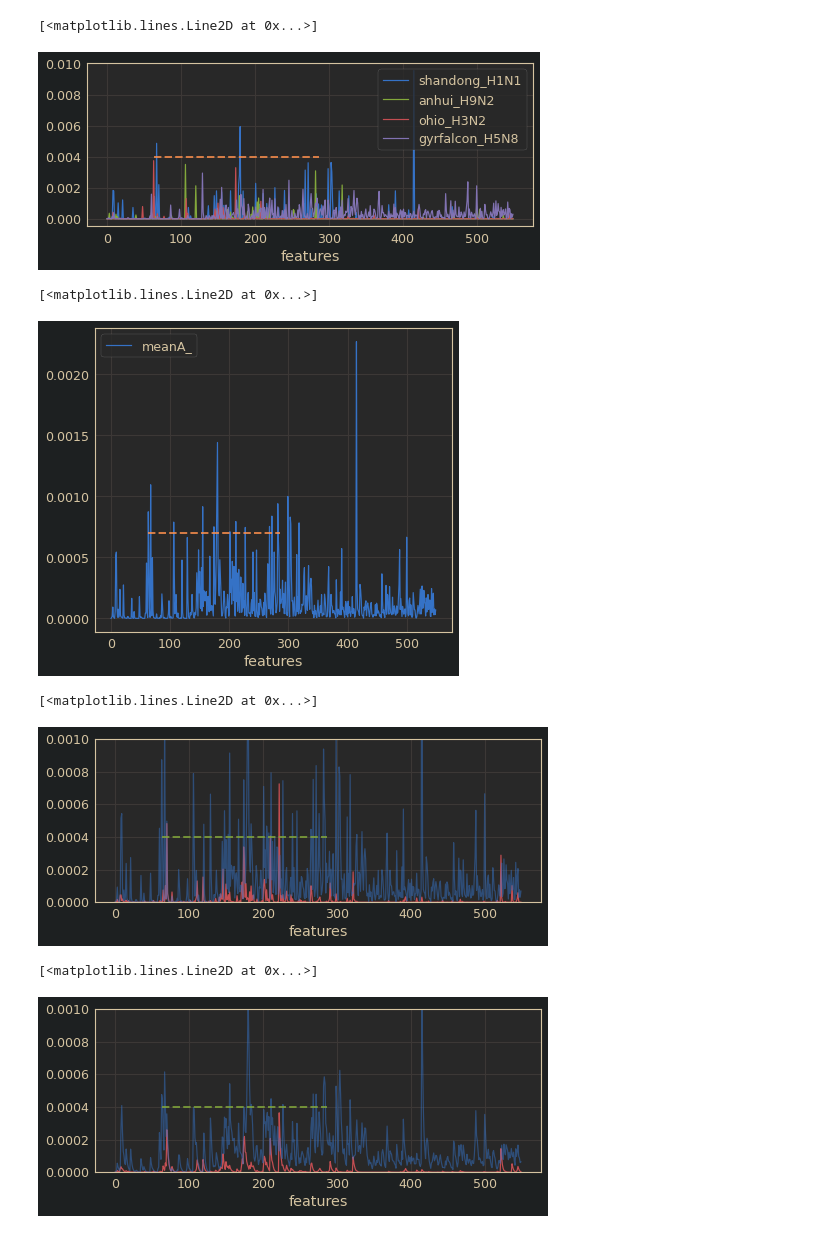
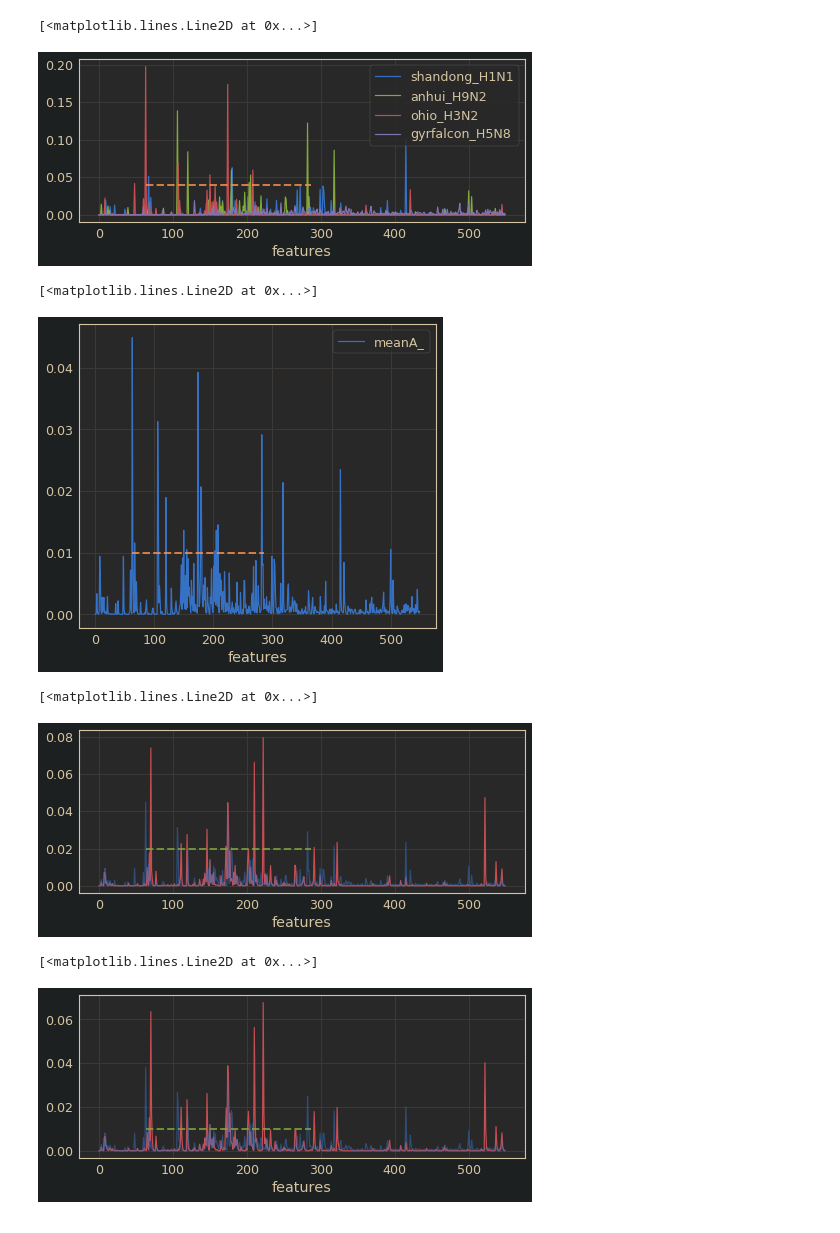
Before and after one commit to zeroknowledgediscovery/emergenet, a Jupyter notebook: extras/ntb/RBD_shap_figures.ipynb, the cells around one changed output. Saved outputs shown, nothing was run; the diff lists cells and outputs as text; code cells hidden in the pictures.

```diff
--- a/extras/ntb/RBD_shap_figures.ipynb
+++ b/extras/ntb/RBD_shap_figures.ipynb
@@ -15,8 +15,9 @@ df2=pd.read_csv('./south_h1n1_ha_SHAP.csv',index_col=0).sort_index().rename(colu
 df3=pd.read_csv('./north_h3n2_ha_SHAP.csv',index_col=0).sort_index().rename(columns={'shpc':'h3n2_north'})
 df4=pd.read_csv('./south_h3n2_ha_SHAP.csv',index_col=0).sort_index().rename(columns={'shpc':'h3n2_south'})
 df=df1.join(df2,lsuffix='north',rsuffix='south').join(df3,rsuffix='northh3n2').join(df4,rsuffix='southh3n2')
+df=df/df.sum()
 df.plot(ax=ax,logy=False)
 
-plt.plot([63,286],[.001,0.001],'--y',lw=2,alpha=.8)
+plt.plot([63,286],[.05,0.05],'--y',lw=2,alpha=.8)
 # %% [output]
 [<matplotlib.lines.Line2D at 0x...>]
@@ -38,38 +39,39 @@ df2=pd.read_csv('./A:Anhui-Lujiang:39:2018_ha_SHAP.csv',index_col=0).sort_index(
 df3=pd.read_csv('./A:Ohio:13:2017_ha_SHAP.csv',index_col=0).sort_index().rename(columns={'shpc':'ohio_H3N2'})
 df4=pd.read_csv('./A:gyrfalcon:Washington:41088:2014_ha_SHAP.csv',index_col=0).sort_index().rename(columns={'shpc':'gyrfalcon_H5N8'})
 df=df1.join(df2,lsuffix='north',rsuffix='south').join(df3,rsuffix='northh3n2').join(df4,rsuffix='southh3n2')
+df=df/df.sum()
 df.plot(ax=ax,logy=False)
-plt.plot([63,286],[.004,0.004],'--y',lw=2,alpha=.8)
+plt.plot([63,286],[.04,0.04],'--y',lw=2,alpha=.8)
 # %% [output]
 [<matplotlib.lines.Line2D at 0x...>]
-[figure, old version]
+[figure, new version]
 # %%
 mfa=pd.DataFrame(df.mean(axis=1).ewm(alpha=.9).mean(),columns=['meanA_'])
 mfa.plot()
-plt.plot([63,286],[.0007,0.0007],'--y',lw=2,alpha=.8)
+plt.plot([63,286],[.01,0.01],'--y',lw=2,alpha=.8)
 # %% [output]
 [<matplotlib.lines.Line2D at 0x...>]
-[figure, old version]
+[figure, new version]
 # %%
 DF=df.join(mfa).join(dfs)
 DF.to_csv('allshap.csv')
 # %%
 fig=plt.figure(figsize=[8,3])
 ax=plt.gca()
 ax=DF.mean_.plot(color='r',ax=ax)
 ax=DF.meanA_.plot(ax=ax,alpha=.5)
-ax.set_ylim(0,0.001)
-plt.plot([63,286],[.0004,0.0004],'--g',lw=2,alpha=.8)
+#ax.set_ylim(0,0.001)
+plt.plot([63,286],[.02,0.02],'--g',lw=2,alpha=.8)
 # %% [output]
 [<matplotlib.lines.Line2D at 0x...>]
-[figure, old version]
+[figure, new version]
 # %%
 fig=plt.figure(figsize=[8,3])
 ax=plt.gca()
-ax=DF.mean_.ewm(alpha=.5).mean().plot(color='r',ax=ax)
-ax=DF.meanA_.ewm(alpha=.5).mean().plot(ax=ax,alpha=.5)
-ax.set_ylim(0,0.001)
-plt.plot([63,286],[.0004,0.0004],'--g',lw=2,alpha=.8)
+ax=DF.mean_.ewm(alpha=.85).mean().plot(color='r',ax=ax)
+ax=DF.meanA_.ewm(alpha=.85).mean().plot(ax=ax,alpha=.5)
+#ax.set_ylim(0,0.001)
+plt.plot([63,286],[.01,0.01],'--g',lw=2,alpha=.8)
 # %% [output]
 [<matplotlib.lines.Line2D at 0x...>]
-[figure, old version]
+[figure, new version]
```
Also changed, not shown: parts of 9 cells of this notebook, 36 other files.
